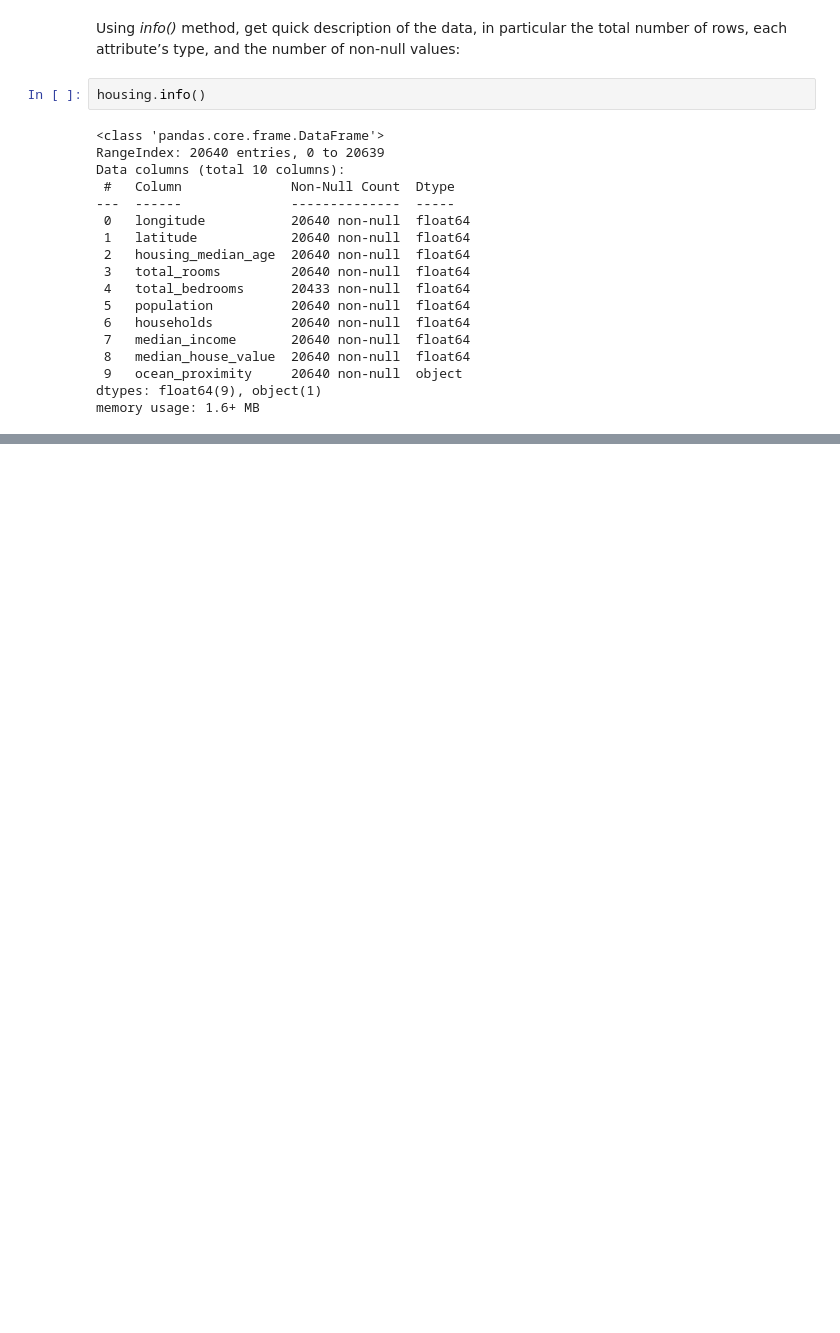
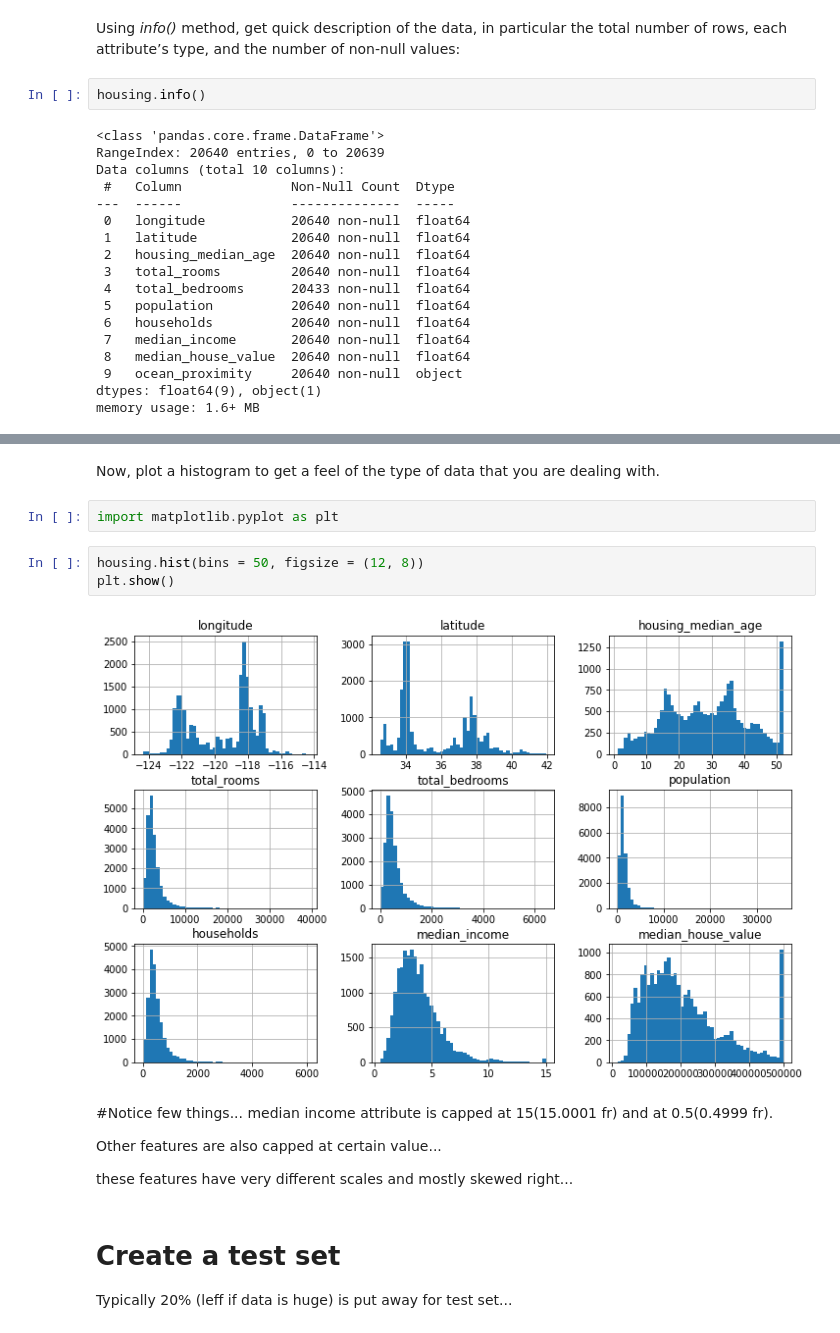
Before and after one commit to yunmokoo/Hands-On_Machine_Learning, a Jupyter notebook: Copy_of_Ch2.ipynb, the cells around one changed output, grey strips where cells are left out. Saved outputs shown, nothing was run; the diff lists cells and outputs as text; blank space fills up the shorter version.

```diff
--- a/Copy_of_Ch2.ipynb
+++ b/Copy_of_Ch2.ipynb
@@ -81,0 +95,20 @@ memory usage: 1.6+ MB
+# %% [markdown]
+Now, plot a histogram to get a feel of the type of data that you are dealing with.
+# %%
+import matplotlib.pyplot as plt
+# %%
+housing.hist(bins = 50, figsize = (12, 8))
+plt.show()
+# %% [output]
+[figure, added]
+# %% [markdown]
+#Notice few things...
+median income attribute is capped at 15(15.0001 fr) and at 0.5(0.4999 fr).
+
+Other features are also capped at certain value...
+
+these features have very different scales and mostly skewed right...
+# %% [markdown]
+# **Create a test set**
+
+Typically 20% (leff if data is huge) is put away for test set...
```
Also changed, not shown: parts of 10 cells of this notebook.
